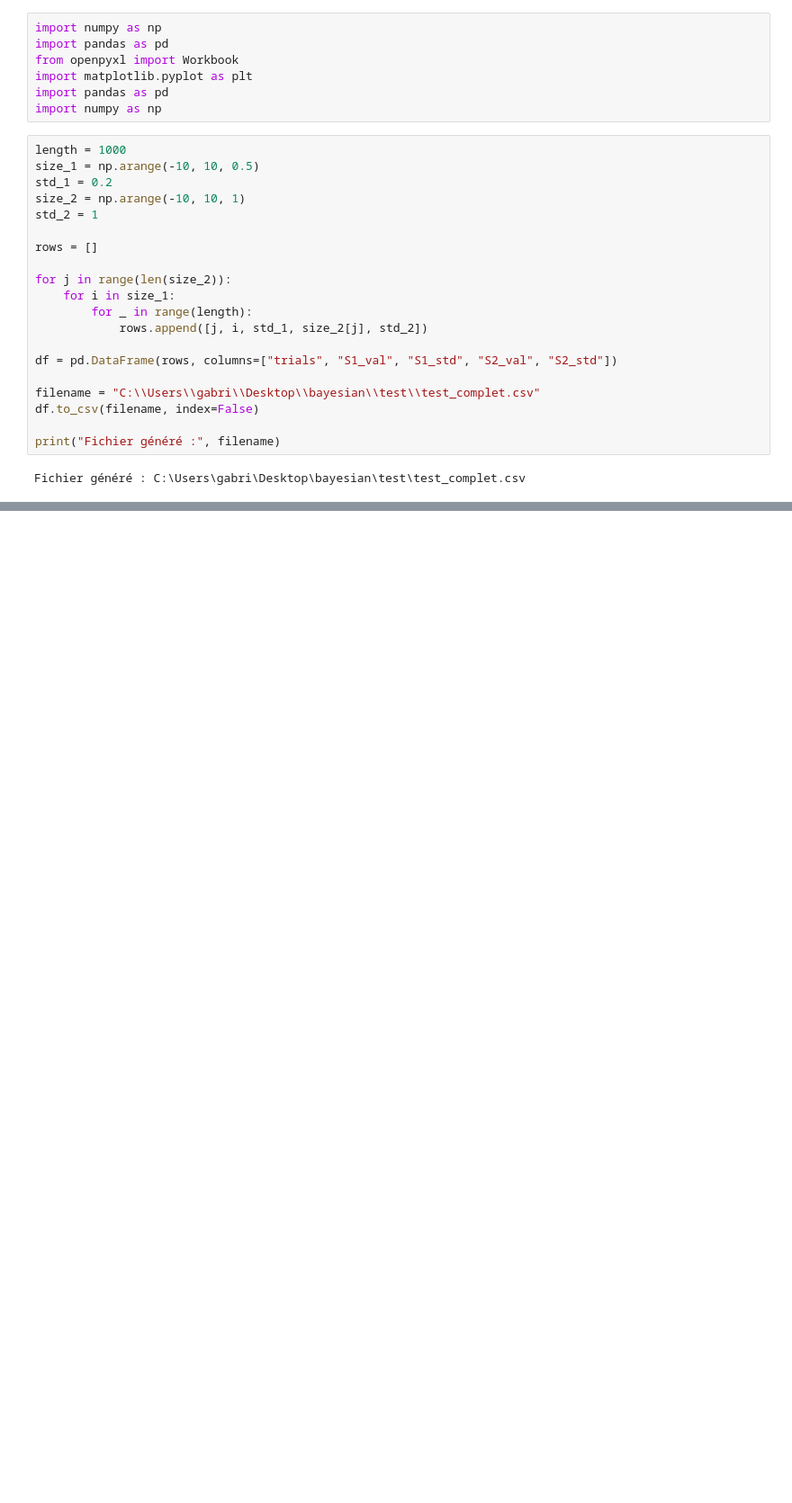
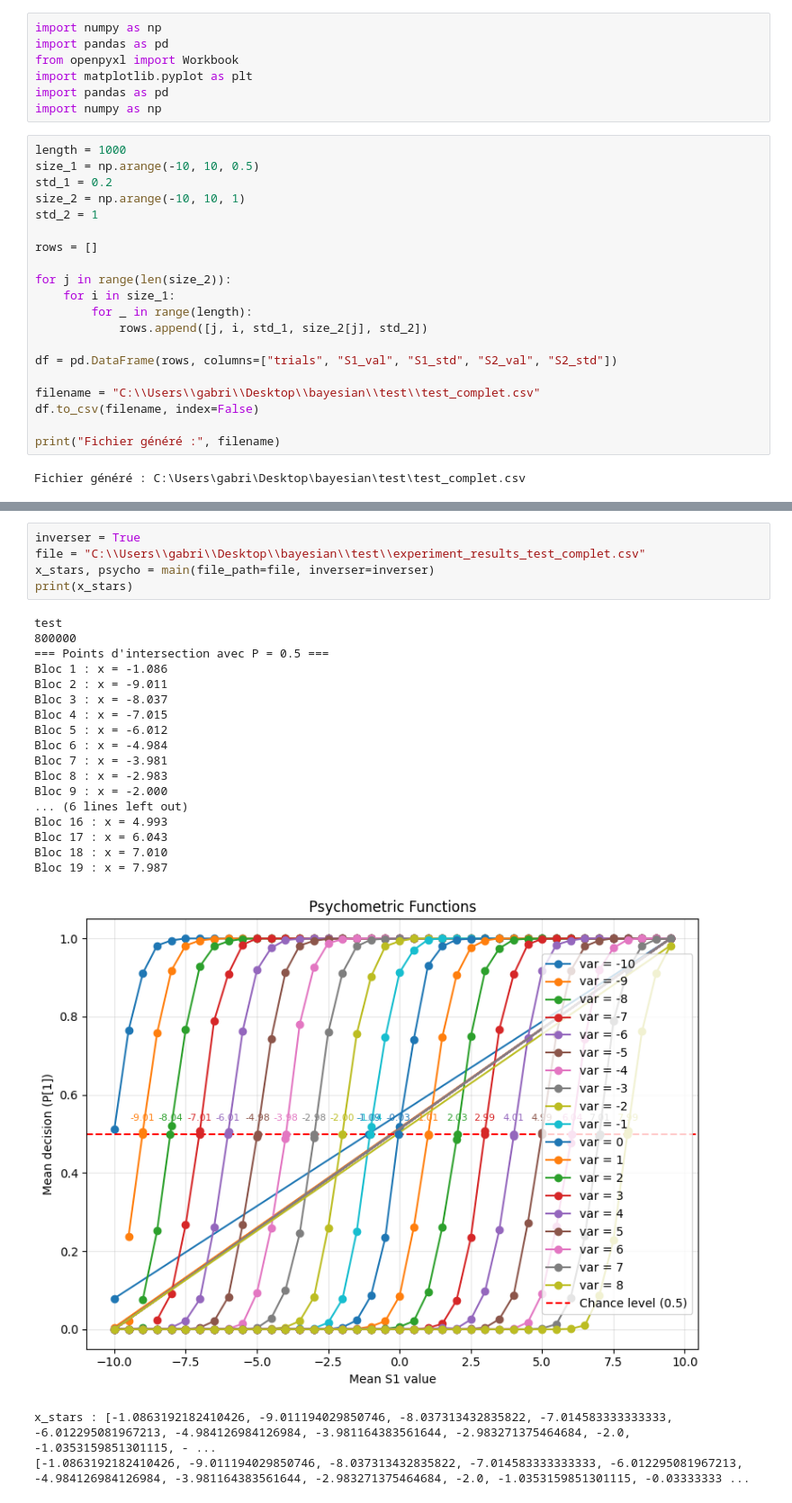
Before and after one commit to DasCes/bayesian_project_group, a Jupyter notebook: creator_excel.ipynb, the cells around one changed output, grey strips where cells are left out. Shown: that part at 90% size. Cells and saved outputs as stored; diff of their text form; blank space fills up the shorter version.

```diff
--- a/creator_excel.ipynb
+++ b/creator_excel.ipynb
@@ -224,0 +366,26 @@ Fichier généré : C:\Users\gabri\Desktop\bayesian\test\test_complet20.csv
+# %%
+inverser = True
+file = "C:\\Users\\gabri\\Desktop\\bayesian\\test\\experiment_results_test_complet.csv"
+x_stars, psycho = main(file_path=file, inverser=inverser)
+print(x_stars)
+# %% [output]
+test
+800000
+=== Points d'intersection avec P = 0.5 ===
+Bloc 1 : x = -1.086
+Bloc 2 : x = -9.011
+Bloc 3 : x = -8.037
+Bloc 4 : x = -7.015
+Bloc 5 : x = -6.012
+Bloc 6 : x = -4.984
+Bloc 7 : x = -3.981
+Bloc 8 : x = -2.983
+Bloc 9 : x = -2.000
+... (6 lines left out)
+Bloc 16 : x = 4.993
+Bloc 17 : x = 6.043
+Bloc 18 : x = 7.010
+Bloc 19 : x = 7.987
+[figure, added]
+x_stars : [-1.0863192182410426, -9.011194029850746, -8.037313432835822, -7.014583333333333, -6.012295081967213, -4.984126984126984, -3.981164383561644, -2.983271375464684, -2.0, -1.0353159851301115, - ...
+[-1.0863192182410426, -9.011194029850746, -8.037313432835822, -7.014583333333333, -6.012295081967213, -4.984126984126984, -3.981164383561644, -2.983271375464684, -2.0, -1.0353159851301115, -0.03333333 ...
```
Also changed, not shown: parts of 9 cells of this notebook, 7 other files.
